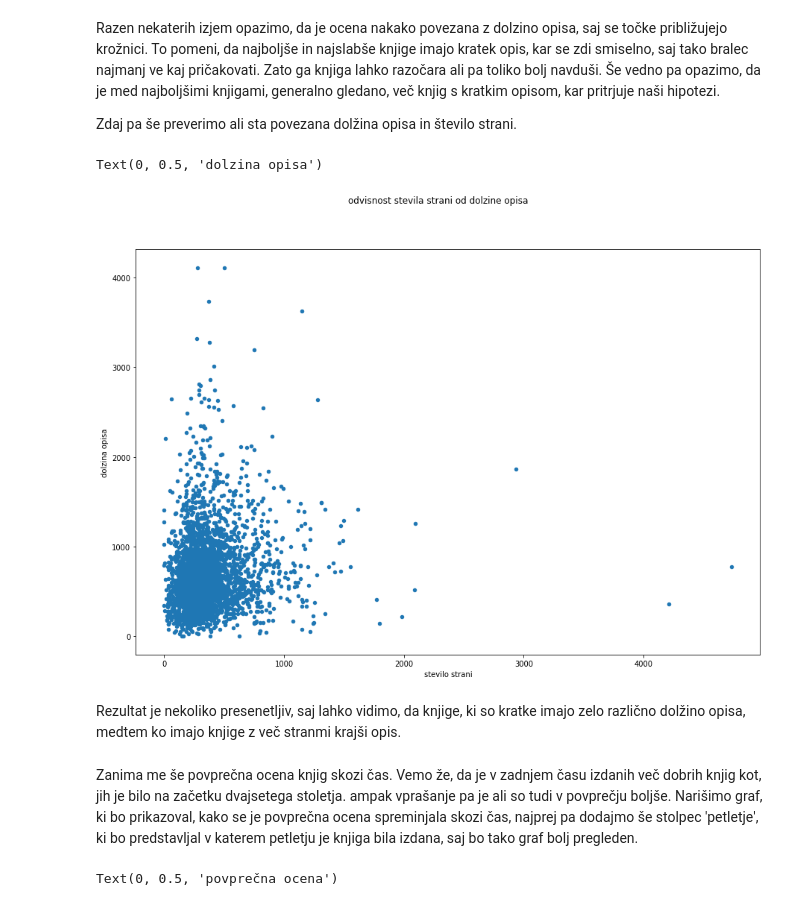
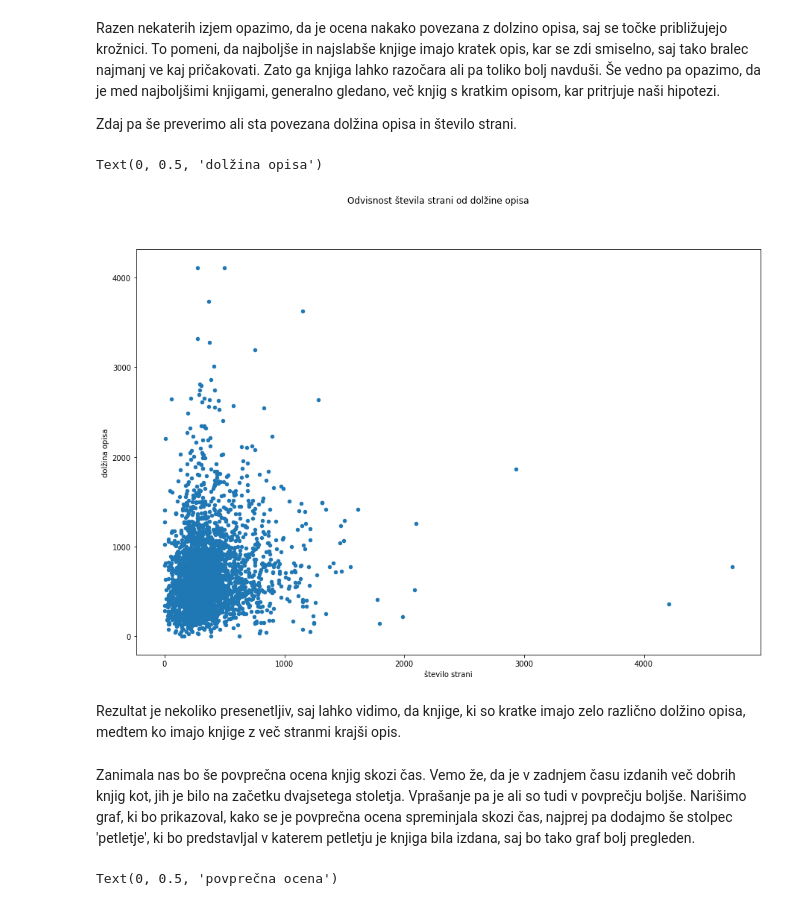
Before and after one commit to rzgdmqt/Projekt-PROG1, a Jupyter notebook: analiza_podatkov.ipynb, the cells around one changed output. Cells and saved outputs as stored; diff of their text form; code cells hidden in the pictures.

```diff
--- a/analiza_podatkov.ipynb
+++ b/analiza_podatkov.ipynb
@@ -310,16 +322,16 @@ Razen nekaterih izjem opazimo, da je ocena nakako povezana z dolzino opisa, saj
 Zdaj pa še preverimo ali sta povezana dolžina opisa in število strani.
 # %%
 knjige[knjige.stevilo_strani < 6000].plot.scatter('stevilo_strani', 'dolzina_opisa')
-plt.suptitle('odvisnost stevila strani od dolzine opisa')
-plt.xlabel('stevilo strani')
-plt.ylabel('dolzina opisa')
+plt.suptitle('Odvisnost števila strani od dolžine opisa')
+plt.xlabel('število strani')
+plt.ylabel('dolžina opisa')
 # %% [output]
-Text(0, 0.5, 'dolzina opisa')
+Text(0, 0.5, 'dolžina opisa')
-[figure, old version]
+[figure, new version]
 # %% [markdown]
 Rezultat je nekoliko presenetljiv, saj lahko vidimo, da knjige, ki so kratke imajo zelo različno dolžino opisa, medtem ko imajo knjige z več stranmi krajši opis.
 # %% [markdown]
-Zanima me še povprečna ocena knjig skozi čas. Vemo že, da je v zadnjem času izdanih več dobrih knjig kot, jih je bilo na začetku dvajsetega stoletja. ampak vprašanje pa je ali so tudi v povprečju boljše. Narišimo graf, ki bo prikazoval, kako se je povprečna ocena spreminjala skozi čas, najprej pa dodajmo še stolpec 'petletje', ki bo predstavljal v katerem petletju je knjiga bila izdana, saj bo tako graf bolj pregleden.
+Zanimala nas bo še povprečna ocena knjig skozi čas. Vemo že, da je v zadnjem času izdanih več dobrih knjig kot, jih je bilo na začetku dvajsetega stoletja. Vprašanje pa je ali so tudi v povprečju boljše. Narišimo graf, ki bo prikazoval, kako se je povprečna ocena spreminjala skozi čas, najprej pa dodajmo še stolpec 'petletje', ki bo predstavljal v katerem petletju je knjiga bila izdana, saj bo tako graf bolj pregleden.
 # %%
 knjige['petletje'] = 5 * (knjige.izdano // 5)
 knjige[knjige.izdano < 2020].groupby('petletje').ocena.mean().plot()
```
Also changed, not shown: parts of 43 cells of this notebook, 1 other file.
